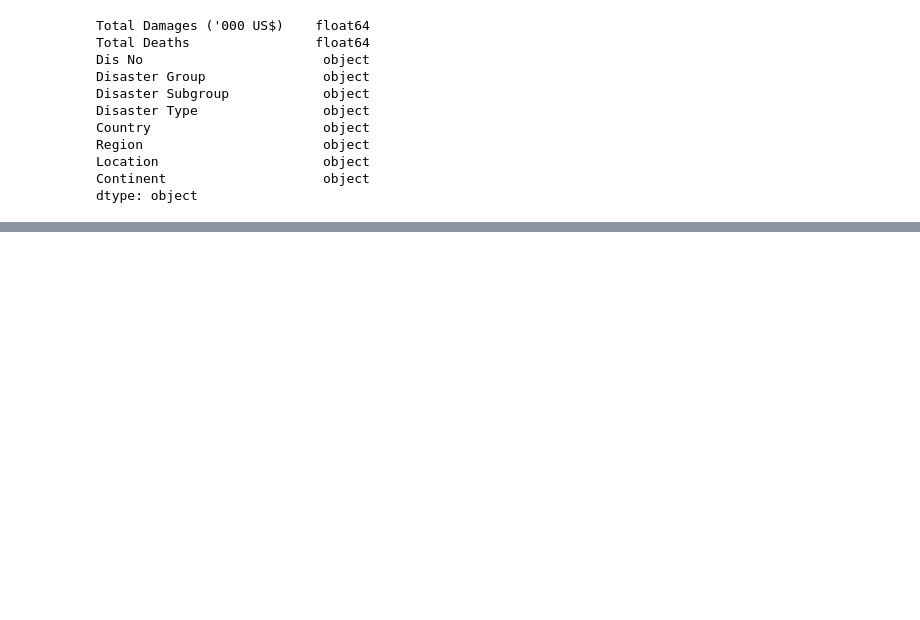
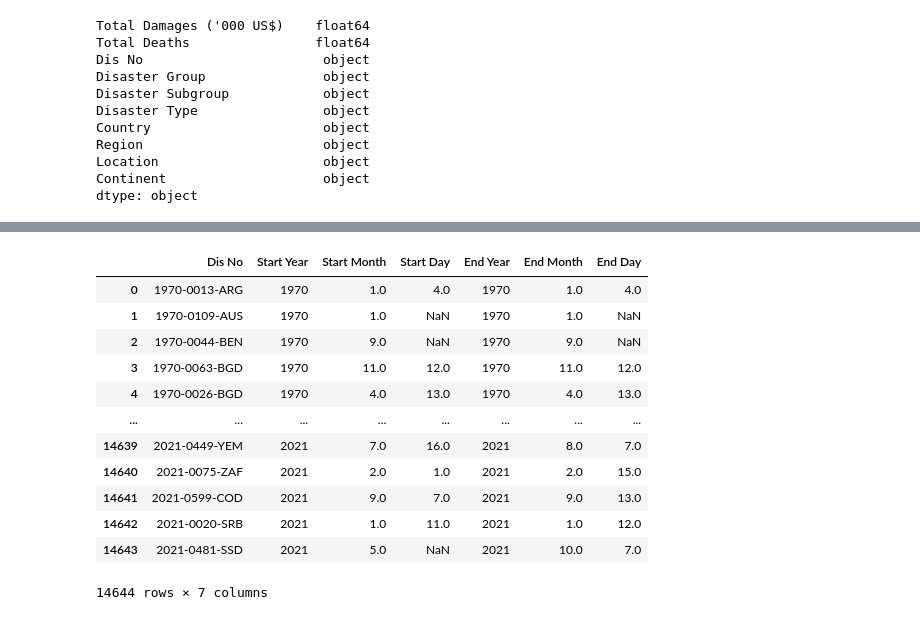
Before and after one commit to Ao-27/Project3_NaturalDisastersDataReview, a Jupyter notebook: Project3_NaturalDisasters.ipynb, the cells around one changed output, grey strips where cells are left out. Drawn from its saved outputs; the diff is of its cells as text; code cells hidden in the pictures; blank space fills up the shorter version.

Commit message:
Analysis and Dates DFs created - nulls assessment beginning

```diff
--- a/Project3_NaturalDisasters.ipynb
+++ b/Project3_NaturalDisasters.ipynb
@@ -104,0 +180,22 @@ dtype: object
+# %%
+#Create Date Observations and Date Durations DataFrame
+
+List_of_Dates1_Columns = ['Dis No', 'Start Year', 'Start Month', 'Start Day', 'End Year', 'End Month','End Day' ]
+
+Disaster_dates_df = natural_disasters_df[List_of_Dates1_Columns]
+
+Disaster_dates_df
+# %% [output]
+|  | Dis No | Start Year | Start Month | Start Day | End Year | End Month | End Day |
+| 0 | 1970-0013-ARG | 1970 | 1.0 | 4.0 | 1970 | 1.0 | 4.0 |
+| 1 | 1970-0109-AUS | 1970 | 1.0 | NaN | 1970 | 1.0 | NaN |
+| 2 | 1970-0044-BEN | 1970 | 9.0 | NaN | 1970 | 9.0 | NaN |
+| 3 | 1970-0063-BGD | 1970 | 11.0 | 12.0 | 1970 | 11.0 | 12.0 |
+| 4 | 1970-0026-BGD | 1970 | 4.0 | 13.0 | 1970 | 4.0 | 13.0 |
+| ... | ... | ... | ... | ... | ... | ... | ... |
+| 14639 | 2021-0449-YEM | 2021 | 7.0 | 16.0 | 2021 | 8.0 | 7.0 |
+| 14640 | 2021-0075-ZAF | 2021 | 2.0 | 1.0 | 2021 | 2.0 | 15.0 |
+| 14641 | 2021-0599-COD | 2021 | 9.0 | 7.0 | 2021 | 9.0 | 13.0 |
+| 14642 | 2021-0020-SRB | 2021 | 1.0 | 11.0 | 2021 | 1.0 | 12.0 |
+| 14643 | 2021-0481-SSD | 2021 | 5.0 | NaN | 2021 | 10.0 | 7.0 |
+14644 rows × 7 columns
```
Also changed, not shown: parts of 9 cells of this notebook.
